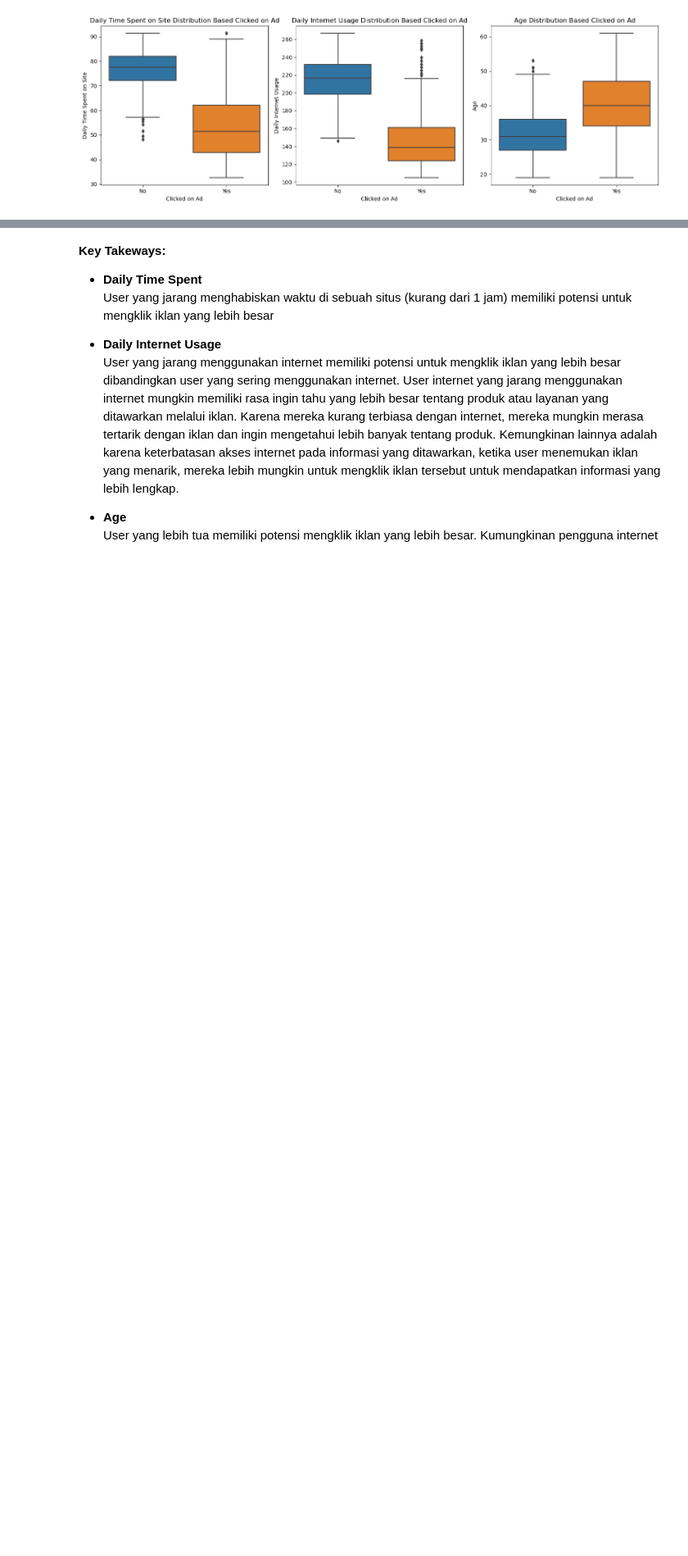
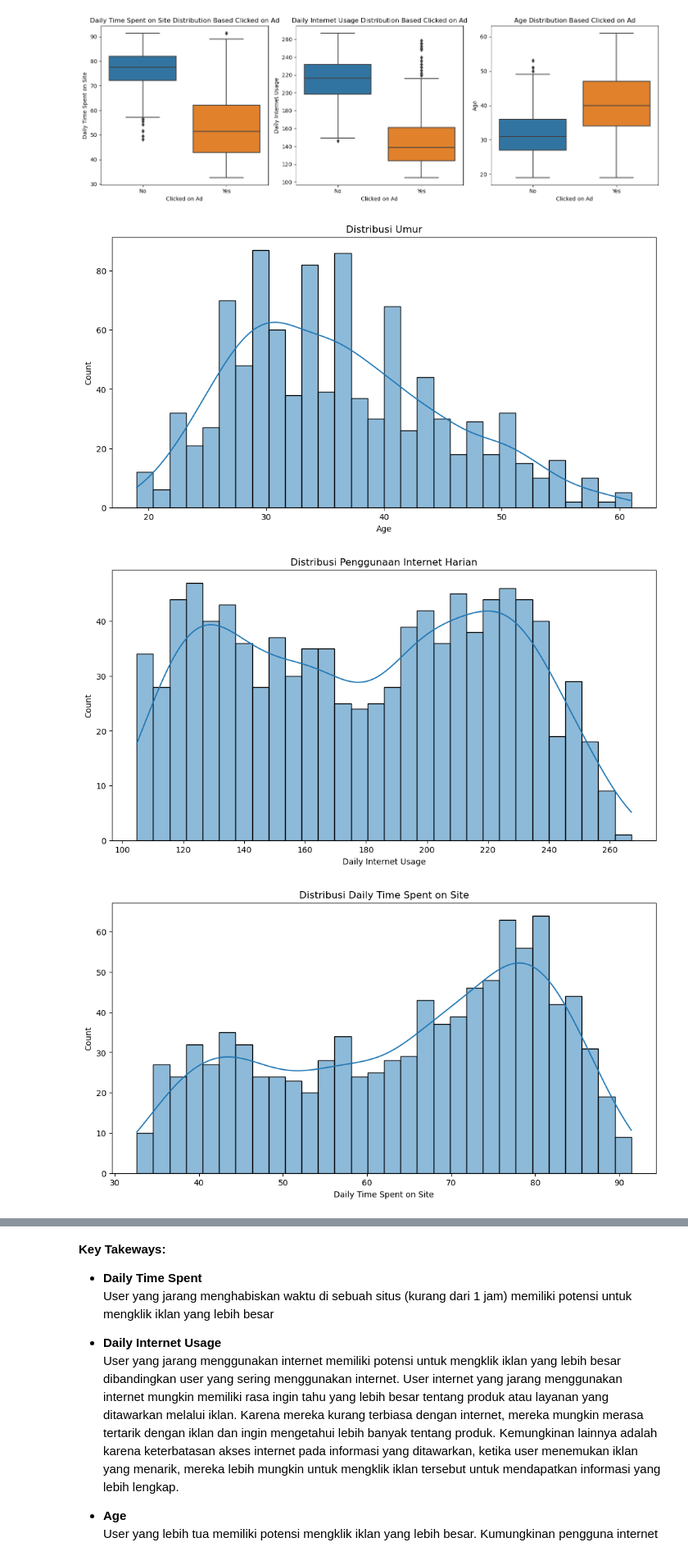
Before and after one commit to imalfunadam/Predict-Customer-Clicked-Ads-Classification-By-Using-Machine-Learning, a Jupyter notebook: Predict-Customer-Clicked-Ads-Classification.ipynb, the cells around one changed output, grey strips where cells are left out. Shown at 82% size. Cells and saved outputs as stored; diff of their text form; code cells hidden in the pictures; blank space fills up the shorter version.

```diff
--- a/Predict-Customer-Clicked-Ads-Classification.ipynb
+++ b/Predict-Customer-Clicked-Ads-Classification.ipynb
@@ -274,3 +274,57 @@ for i in range(0, len(feats)):
     plt.tight_layout()
 # %% [output]
 [figure]
+# %%
+# Analisis Univariate
+# Umur
+plt.figure(figsize=(12, 6))
+sns.histplot(df['Age'], bins=30, kde=True)
+plt.title('Distribusi Umur')
+plt.show()
+
+# Penggunaan Internet Harian
+plt.figure(figsize=(12, 6))
+sns.histplot(df['Daily Internet Usage'], bins=30, kde=True)
+plt.title('Distribusi Penggunaan Internet Harian')
+plt.show()
+
+# Daily Time Spent on Site
+plt.figure(figsize=(12, 6))
+sns.histplot(df['Daily Time Spent on Site'], bins=30, kde=True)
+plt.title('Distribusi Daily Time Spent on Site')
+plt.show()
+
+# Analisis Bivariate
+# Umur vs. Penggunaan Internet Harian
+plt.figure(figsize=(12, 6))
+sns.scatterplot(x='Age', y='Daily Internet Usage', hue='Clicked on Ad', data=df)
+plt.title('Bivariate Analysis: Umur vs. Penggunaan Internet Harian')
+plt.show()
+
+# Umur vs. Daily Time Spent on Site
+plt.figure(figsize=(12, 6))
+sns.scatterplot(x='Age', y='Daily Time Spent on Site', hue='Clicked on Ad', data=df)
+plt.title('Bivariate Analysis: Umur vs. Daily Time Spent on Site')
+plt.show()
+
+# Penggunaan Internet Harian vs. Daily Time Spent on Site
+plt.figure(figsize=(12, 6))
+sns.scatterplot(x='Daily Internet Usage', y='Daily Time Spent on Site', hue='Clicked on Ad', data=df)
+plt.title('Bivariate Analysis: Penggunaan Internet Harian vs. Daily Time Spent on Site')
+plt.show()
+
+# Analisis Korelasi dan Multivariate
+correlation_matrix = df[['Age', 'Daily Internet Usage', 'Daily Time Spent on Site']].corr()
+plt.figure(figsize=(10, 8))
+sns.heatmap(correlation_matrix, annot=True, cmap='coolwarm', fmt=".2f")
+plt.title('Korelasi Antara Umur, Penggunaan Internet Harian, dan Daily Time Spent on Site')
+plt.show()
+
+# Multivariate Analysis
+sns.pairplot(df[['Age', 'Daily Internet Usage', 'Daily Time Spent on Site', 'Clicked on Ad']], hue='Clicked on Ad')
+plt.suptitle('Multivariate Analysis', y=1.02)
+plt.show()
+# %% [output]
+[figure, added]
+[figure, added]
+[figure, added]
```
Also changed, not shown: parts of 1 cell of this notebook.
